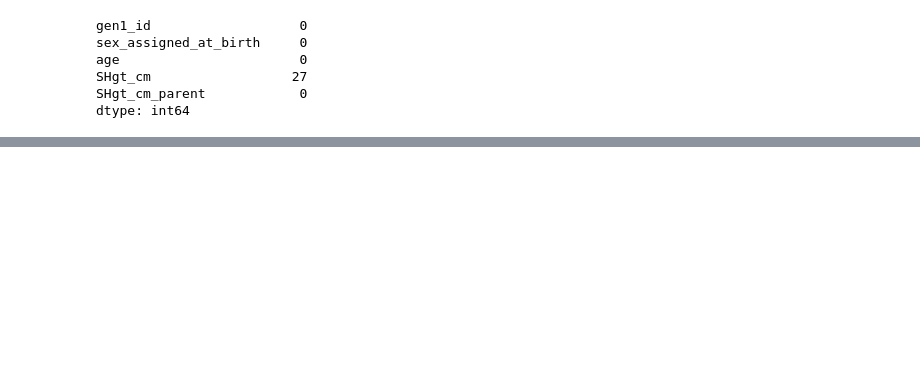
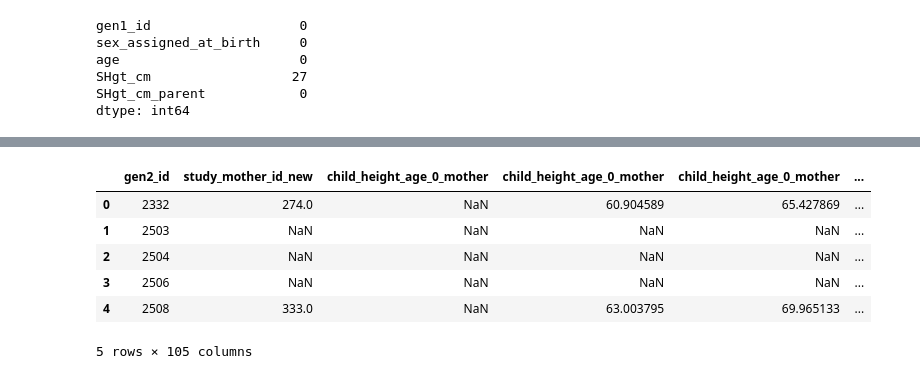
Before and after one commit to walkerhughes/longitudinal, a Jupyter notebook: longitudinal/models/project_wh.ipynb, the cells around one changed output, grey strips where cells are left out. Saved outputs shown, nothing was run; the diff lists cells and outputs as text; code cells hidden in the pictures; blank space fills up the shorter version.

```diff
--- a/longitudinal/models/project_wh.ipynb
+++ b/longitudinal/models/project_wh.ipynb
@@ -177,0 +255,34 @@ for id in gen2_data.gen2_id.unique():
+# %%
+test_df = pd.read_csv(DATA_PATH + "gen2_test_upto9_comp_final.csv")
+
+# Pivot the test dataset to match the structure used in training
+test_pivot = test_df.pivot(index=["gen2_id", "study_parent_sex", "study_parent_id_new"],
+                            columns="AgeGr", values="SHgt_cm").reset_index()
+
+# Rename columns for clarity (age as suffix)
+test_pivot.columns = ["gen2_id", "study_parent_sex", "study_parent_id_new"] + [f"child_height_age_{int(age)}" for age in test_pivot.columns[3:]]
+
+# Merge parental height data from the training dataset
+test_merged = test_pivot.merge(gen1_pivot, left_on="study_parent_id_new", right_on="gen1_id", how="left")
+
+# Separate mother and father data
+test_mother_df = test_merged[test_merged["study_parent_sex"] == "mother"].drop(columns=["study_parent_sex", "gen1_id"])
+test_father_df = test_merged[test_merged["study_parent_sex"] == "father"].drop(columns=["study_parent_sex", "gen1_id"])
+
+# Rename columns for clarity
+test_mother_df = test_mother_df.rename(columns=lambda x: x.replace("parent", "mother") if "parent" in x else x)
+test_father_df = test_father_df.rename(columns=lambda x: x.replace("parent", "father") if "parent" in x else x)
+
+# Merge mother and father data on child ID
+final_test_df = test_mother_df.merge(test_father_df, on="gen2_id", suffixes=("_mother", "_father"), how="outer")
+
+# Display the formatted test dataset for multi-output regression
+final_test_df.head()
+# %% [output]
+|  | gen2_id | study_mother_id_new | child_height_age_0_mother | child_height_age_0_mother | child_height_age_0_mother | ... |
+| 0 | 2332 | 274.0 | NaN | 60.904589 | 65.427869 | ... |
+| 1 | 2503 | NaN | NaN | NaN | NaN | ... |
+| 2 | 2504 | NaN | NaN | NaN | NaN | ... |
+| 3 | 2506 | NaN | NaN | NaN | NaN | ... |
+| 4 | 2508 | 333.0 | NaN | 63.003795 | 69.965133 | ... |
+5 rows × 105 columns
```
Also changed, not shown: parts of 13 cells of this notebook, 14 other files.
